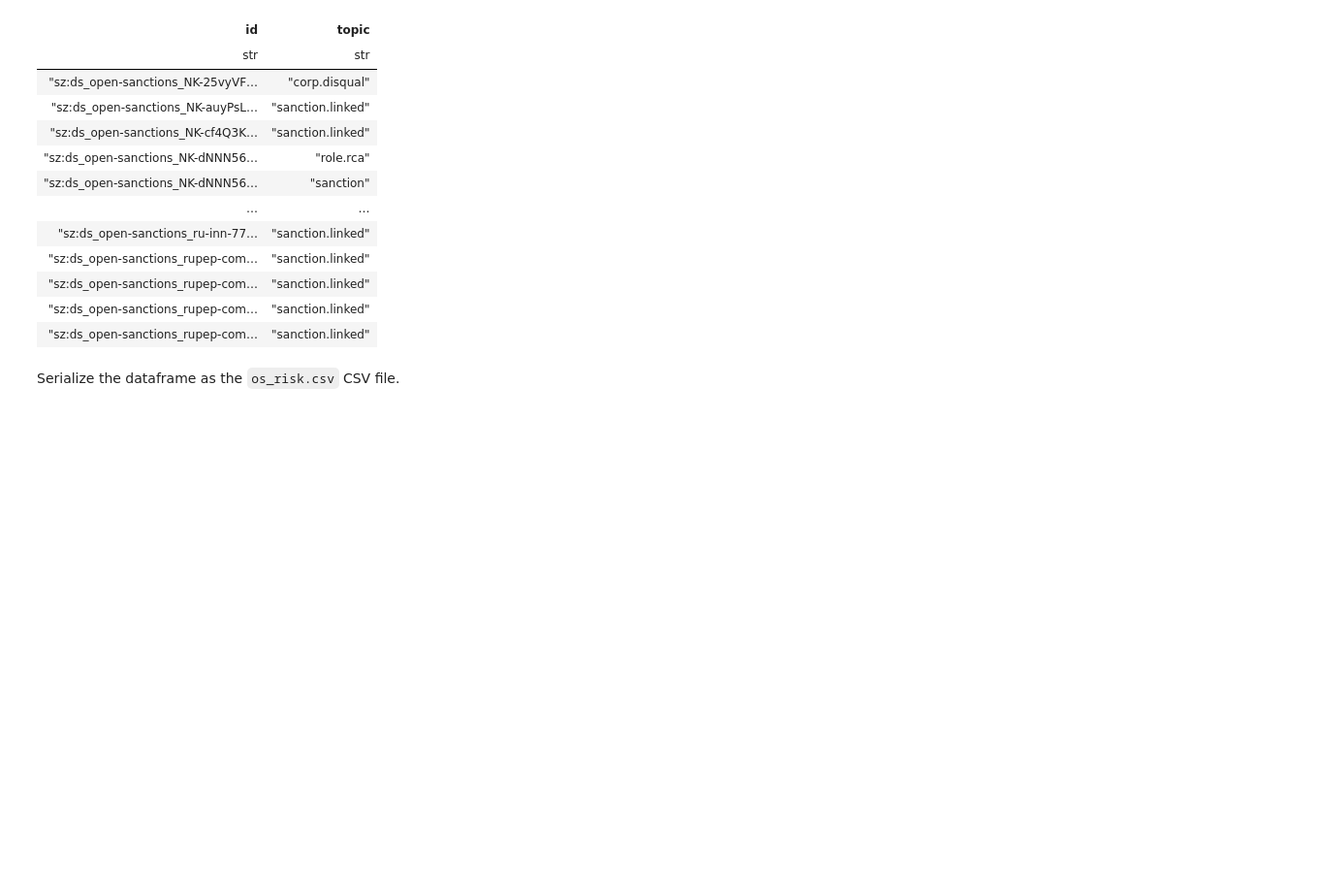
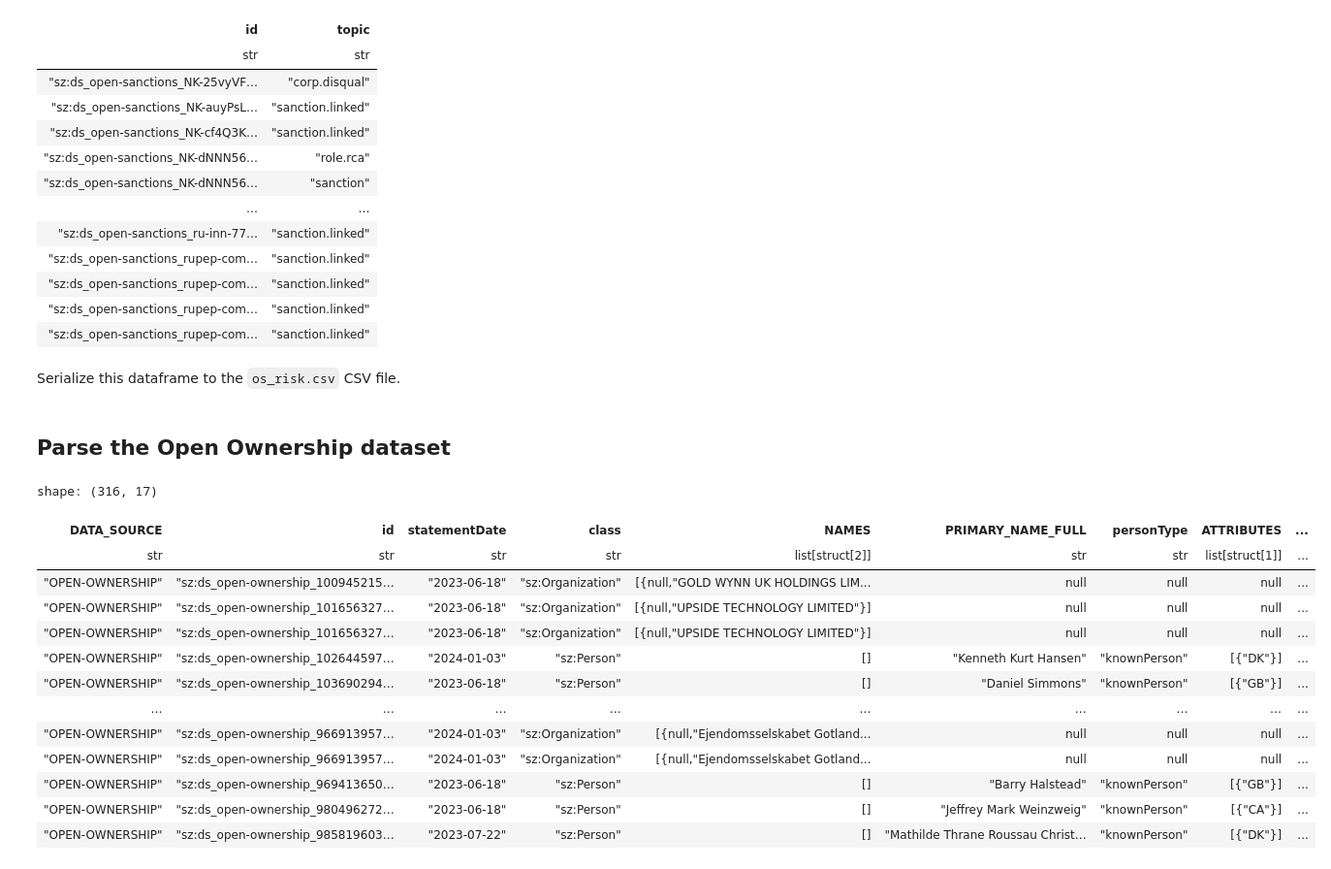
Before and after one commit to DerwenAI/cdl-2025-masterclass, a Jupyter notebook: 2.open_data.ipynb, the cells around one changed output. Shown at 97% size. Cells and saved outputs as stored; diff of their text form; code cells hidden in the pictures; blank space fills up the shorter version.

Commit message:
extracting data records from the open datasets

```diff
--- a/2.open_data.ipynb
+++ b/2.open_data.ipynb
@@ -169,6 +169,44 @@ shape: (29, 2)
 | "sz:ds_open-sanctions_rupep-com… | "sanction.linked" |
 | "sz:ds_open-sanctions_rupep-com… | "sanction.linked" |
 # %% [markdown]
-Serialize the dataframe as the `os_risk.csv` CSV file.
+Serialize this dataframe to the `os_risk.csv` CSV file.
 # %%
 df.write_csv(pathlib.Path("os_risk.csv"), separator = ",")
+# %% [markdown]
+## Parse the Open Ownership dataset
+# %%
+df_src: pl.DataFrame = pl.read_ndjson("data/open-ownership.json")
+
+# normalize IRIs for connecting later
+df_src = df_src.replace_column(
+    1,
+    pl.Series(
+        "id",
+        map(lambda s: "sz:ds_open-ownership_" + s, df_src["RECORD_ID"])
+    ),
+)
+
+df_src = df_src.replace_column(
+    3,
+    pl.Series(
+        "class",
+        map(lambda s: "sz:" + s.capitalize(), df_src["RECORD_TYPE"])
+    ),
+)
+
+df_src
+# %% [output]
+shape: (316, 17)
+| DATA_SOURCE | id | statementDate | class | NAMES | PRIMARY_NAME_FULL | personType | ATTRIBUTES | ... |
+| str | str | str | str | list[struct[2]] | str | str | list[struct[1]] | ... |
+| "OPEN-OWNERSHIP" | "sz:ds_open-ownership_100945215… | "2023-06-18" | "sz:Organization" | [{null,"GOLD WYNN UK HOLDINGS LIM... | null | null | null | ... |
+| "OPEN-OWNERSHIP" | "sz:ds_open-ownership_101656327… | "2023-06-18" | "sz:Organization" | [{null,"UPSIDE TECHNOLOGY LIMITED"}] | null | null | null | ... |
+| "OPEN-OWNERSHIP" | "sz:ds_open-ownership_101656327… | "2023-06-18" | "sz:Organization" | [{null,"UPSIDE TECHNOLOGY LIMITED"}] | null | null | null | ... |
+| "OPEN-OWNERSHIP" | "sz:ds_open-ownership_102644597… | "2024-01-03" | "sz:Person" | [] | "Kenneth Kurt Hansen" | "knownPerson" | [{"DK"}] | ... |
+| "OPEN-OWNERSHIP" | "sz:ds_open-ownership_103690294… | "2023-06-18" | "sz:Person" | [] | "Daniel Simmons" | "knownPerson" | [{"GB"}] | ... |
+| … | … | … | … | … | … | … | … | ... |
+| "OPEN-OWNERSHIP" | "sz:ds_open-ownership_966913957… | "2024-01-03" | "sz:Organization" | [{null,"Ejendomsselskabet Gotland... | null | null | null | ... |
+| "OPEN-OWNERSHIP" | "sz:ds_open-ownership_966913957… | "2024-01-03" | "sz:Organization" | [{null,"Ejendomsselskabet Gotland... | null | null | null | ... |
+| "OPEN-OWNERSHIP" | "sz:ds_open-ownership_969413650… | "2023-06-18" | "sz:Person" | [] | "Barry Halstead" | "knownPerson" | [{"GB"}] | ... |
+| "OPEN-OWNERSHIP" | "sz:ds_open-ownership_980496272… | "2023-06-18" | "sz:Person" | [] | "Jeffrey Mark Weinzweig" | "knownPerson" | [{"CA"}] | ... |
+| "OPEN-OWNERSHIP" | "sz:ds_open-ownership_985819603… | "2023-07-22" | "sz:Person" | [] | "Mathilde Thrane Roussau Christ… | "knownPerson" | [{"DK"}] | ... |
```
Also changed, not shown: parts of 15 cells of this notebook, 3 other files.
